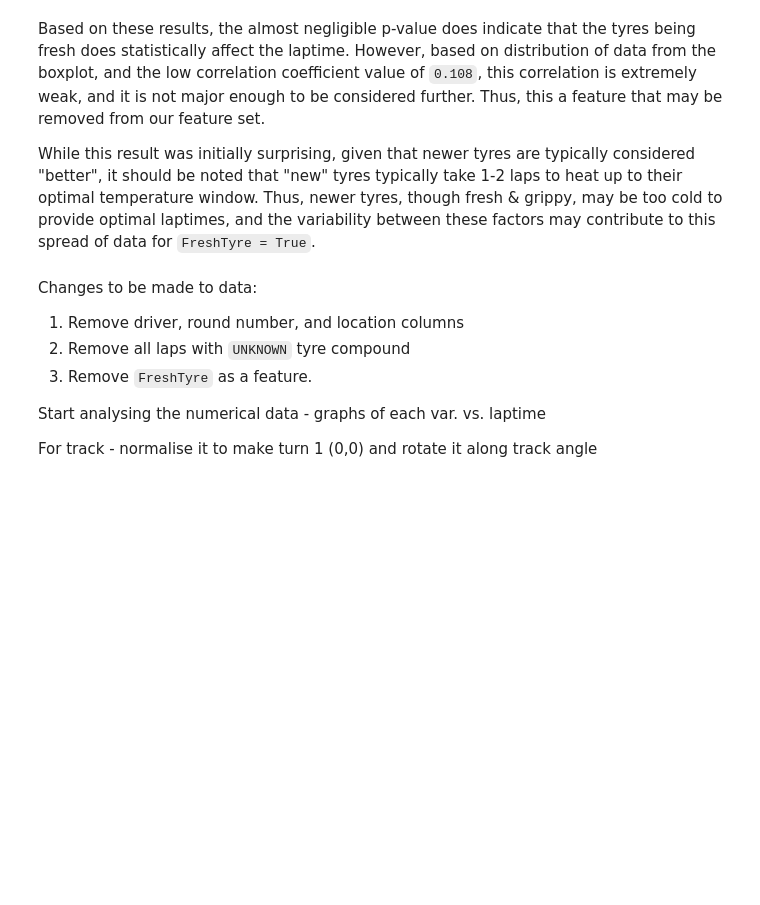
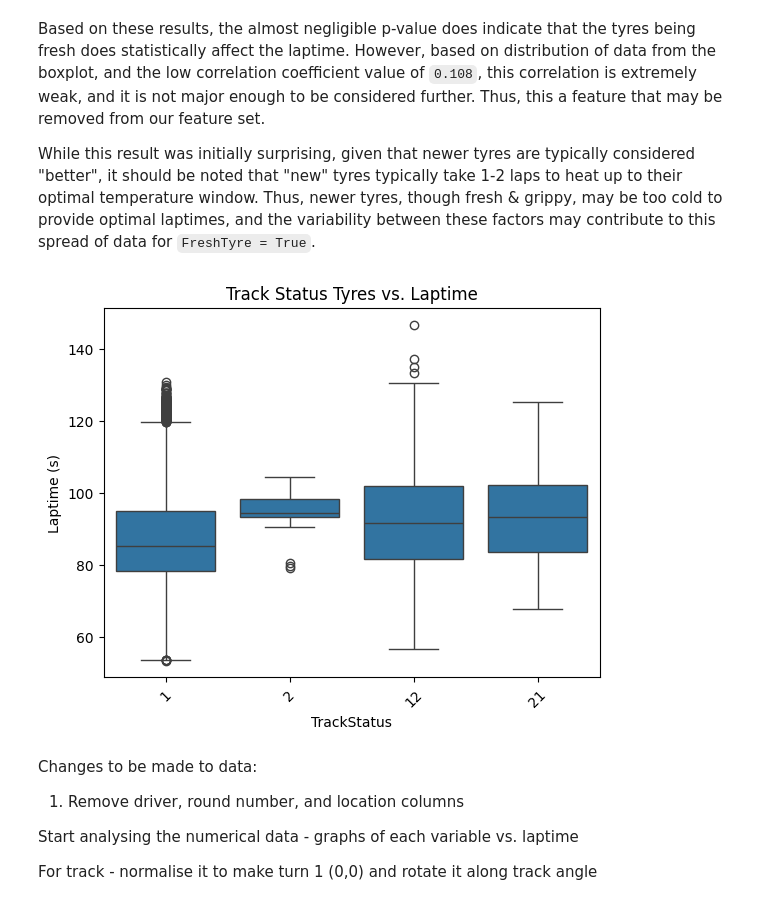
Before and after one commit to AngadK89/laptime_project, a Jupyter notebook: preprocessing.ipynb, the cells around one changed output. Drawn from its saved outputs; the diff is of its cells as text; code cells hidden in the pictures; blank space fills up the shorter version.

```diff
--- a/preprocessing.ipynb
+++ b/preprocessing.ipynb
@@ -121,6 +123,8 @@ The results of the boxplot clearly indicate that as we move through the `compoun
 The high outliers in this data, particularly for the `SOFT` and `MEDIUM` compounds can be investigated further, particularly the fact that the maximum laptimes on all the dry tyres exceed 2:20:000. This could indicate that our data contains outlier laps where there was rainfall or drivers had damage, and needs to be studied further. Due to high variability and generally much slower laptimes in the wet, we can see much fewer outliers, even though laptimes in the wet also exceed roughly `2:10:000` at times.
 
 To analyse this further, let us take the look at the number of laptimes on each dry tyre that exceed 2 minutes. This upper bound of 2 minutes has been taken as it is slightly higher than the average laptime near the start of a race around Spa-Francorchamps (the longest F1 track between 2020-24), which is around `1:50:000-1:53:000`.
+# %%
+data = data[~(data['Compound'] == 'UNKNOWN')]
 # %%
 dry_tyres = ['SOFT', 'MEDIUM', 'HARD']
 wet_tyres = ['INTERMEDIATE', 'WET']
@@ -282,12 +286,25 @@ Correlation coefficient: 0.10813008786034127, p value: 1.6356539175653328e-286
 Based on these results, the almost negligible p-value does indicate that the tyres being fresh does statistically affect the laptime. However, based on distribution of data from the boxplot, and the low correlation coefficient value of `0.108`, this correlation is extremely weak, and it is not major enough to be considered further. Thus, this a feature that may be removed from our feature set.
 
 While this result was initially surprising, given that newer tyres are typically considered "better", it should be noted that "new" tyres typically take 1-2 laps to heat up to their optimal temperature window. Thus, newer tyres, though fresh & grippy, may be too cold to provide optimal laptimes, and the variability between these factors may contribute to this spread of data for `FreshTyre = True`.
+# %%
+data = data.drop("FreshTyre", axis=1)
+# %%
+# Analysing the correlation between the track status and laptimes.
+
+rainfall = data.pivot(columns='TrackStatus', values='LapTime').melt(var_name='TrackStatus', value_name='Laptime')
+
+sns.boxplot(rainfall, x='TrackStatus', y='Laptime')
+
+plt.title("Track Status Tyres vs. Laptime")
+plt.ylabel("Laptime (s)")
+plt.xticks(rotation=45)
+plt.show()
+# %% [output]
+[figure, added]
 # %% [markdown]
 Changes to be made to data:
 1. Remove driver, round number, and location columns
-2. Remove all laps with `UNKNOWN` tyre compound
-3. Remove `FreshTyre` as a feature.
 
-Start analysing the numerical data - graphs of each var. vs. laptime
+Start analysing the numerical data - graphs of each variable vs. laptime
 
 For track - normalise it to make turn 1 (0,0) and rotate it along track angle
```
Also changed, not shown: parts of 7 cells of this notebook.
